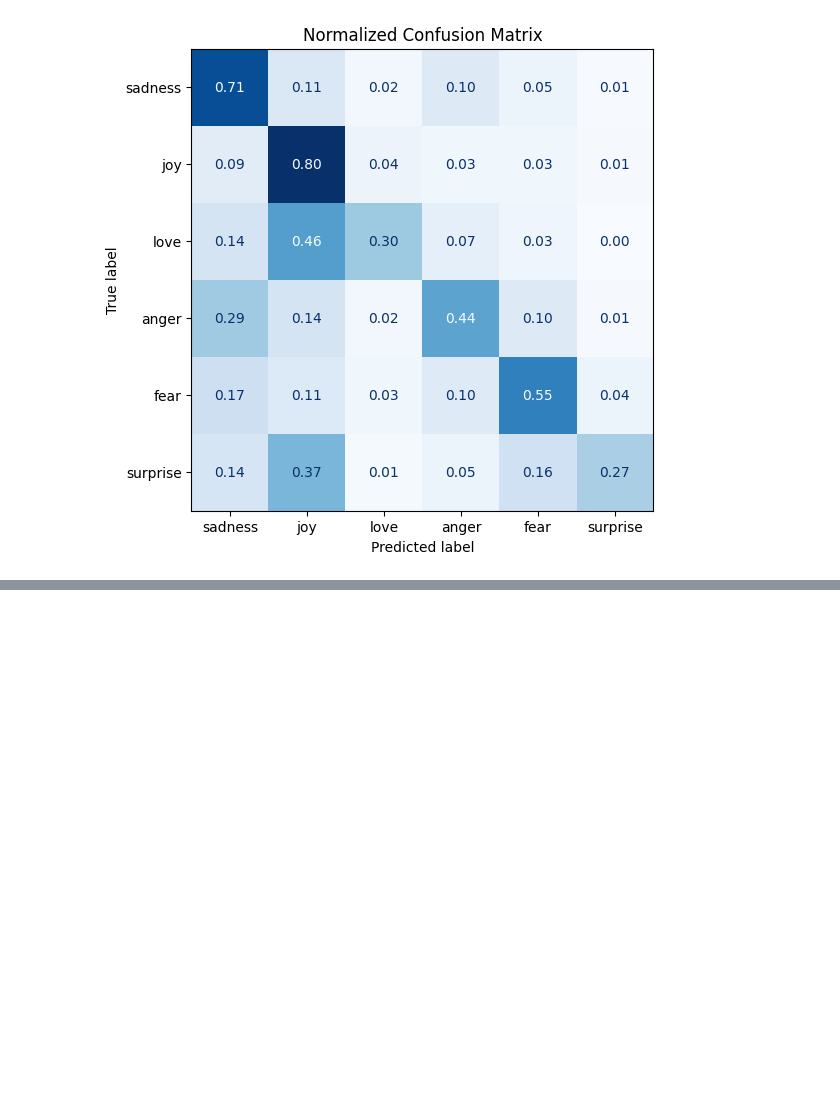
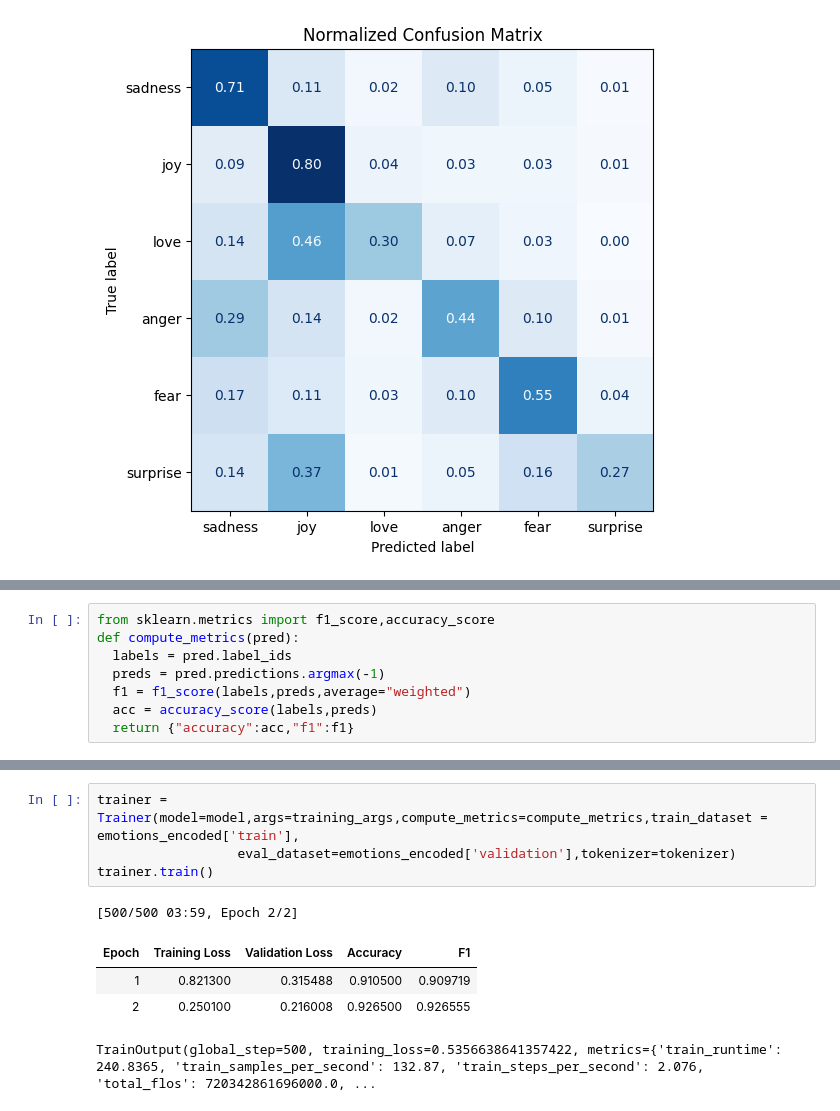
Before and after one commit to smslca/Huggigfaces, a Jupyter notebook: Text_Classification_using_HuggingFaces.ipynb, the cells around one changed output, grey strips where cells are left out. Cells and saved outputs as stored; diff of their text form; blank space fills up the shorter version.

```diff
--- a/Text_Classification_using_HuggingFaces.ipynb
+++ b/Text_Classification_using_HuggingFaces.ipynb
@@ -286,0 +294,8 @@ plot_confusion_matrix(y_preds,y_valid,labels)
+# %%
+from sklearn.metrics import f1_score,accuracy_score
+def compute_metrics(pred):
+  labels = pred.label_ids
+  preds = pred.predictions.argmax(-1)
+  f1 = f1_score(labels,preds,average="weighted")
+  acc = accuracy_score(labels,preds)
+  return {"accuracy":acc,"f1":f1}
@@ -286,0 +325,10 @@ plot_confusion_matrix(y_preds,y_valid,labels)
+# %%
+trainer = Trainer(model=model,args=training_args,compute_metrics=compute_metrics,train_dataset = emotions_encoded['train'],
+                  eval_dataset=emotions_encoded['validation'],tokenizer=tokenizer)
+trainer.train()
+# %% [output]
+[500/500 03:59, Epoch 2/2]
+| Epoch | Training Loss | Validation Loss | Accuracy | F1 |
+| 1 | 0.821300 | 0.315488 | 0.910500 | 0.909719 |
+| 2 | 0.250100 | 0.216008 | 0.926500 | 0.926555 |
+TrainOutput(global_step=500, training_loss=0.5356638641357422, metrics={'train_runtime': 240.8365, 'train_samples_per_second': 132.87, 'train_steps_per_second': 2.076, 'total_flos': 720342861696000.0, ...
```
Also changed, not shown: parts of 19 cells of this notebook.
